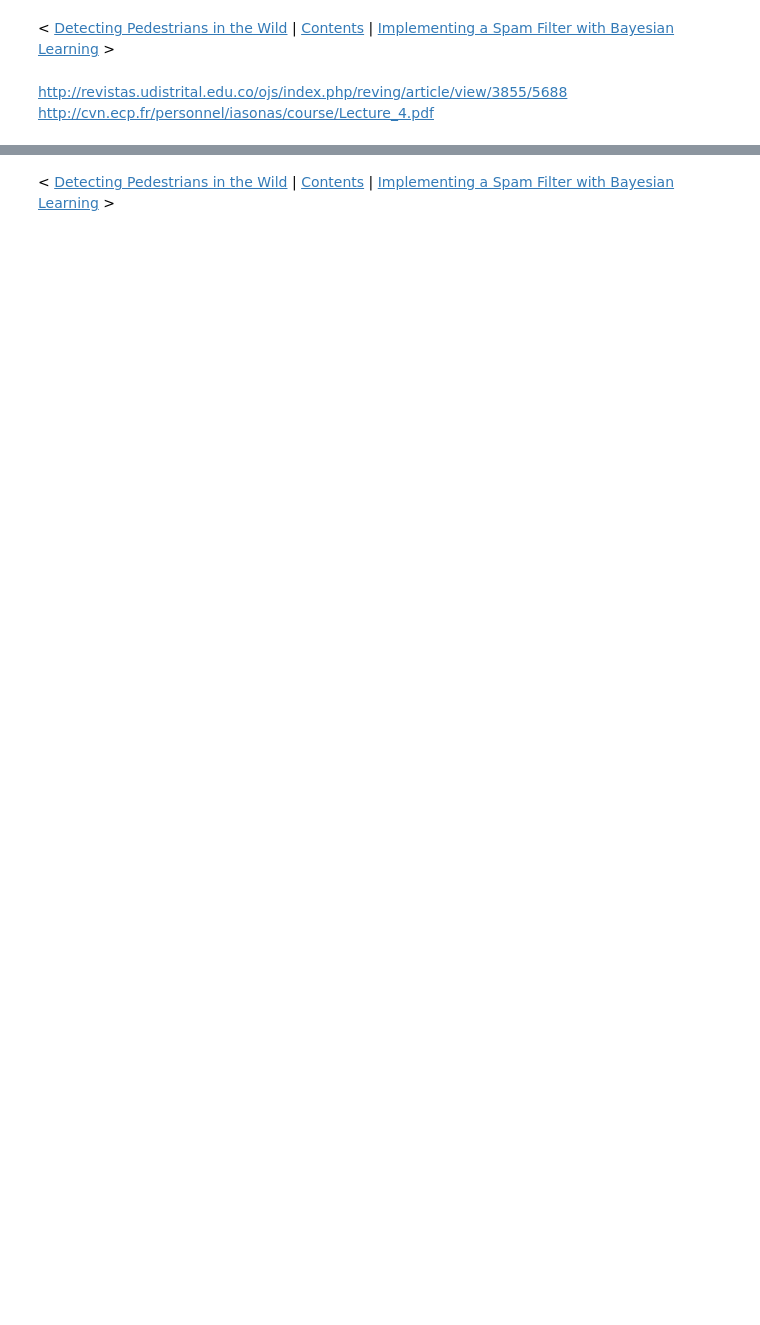
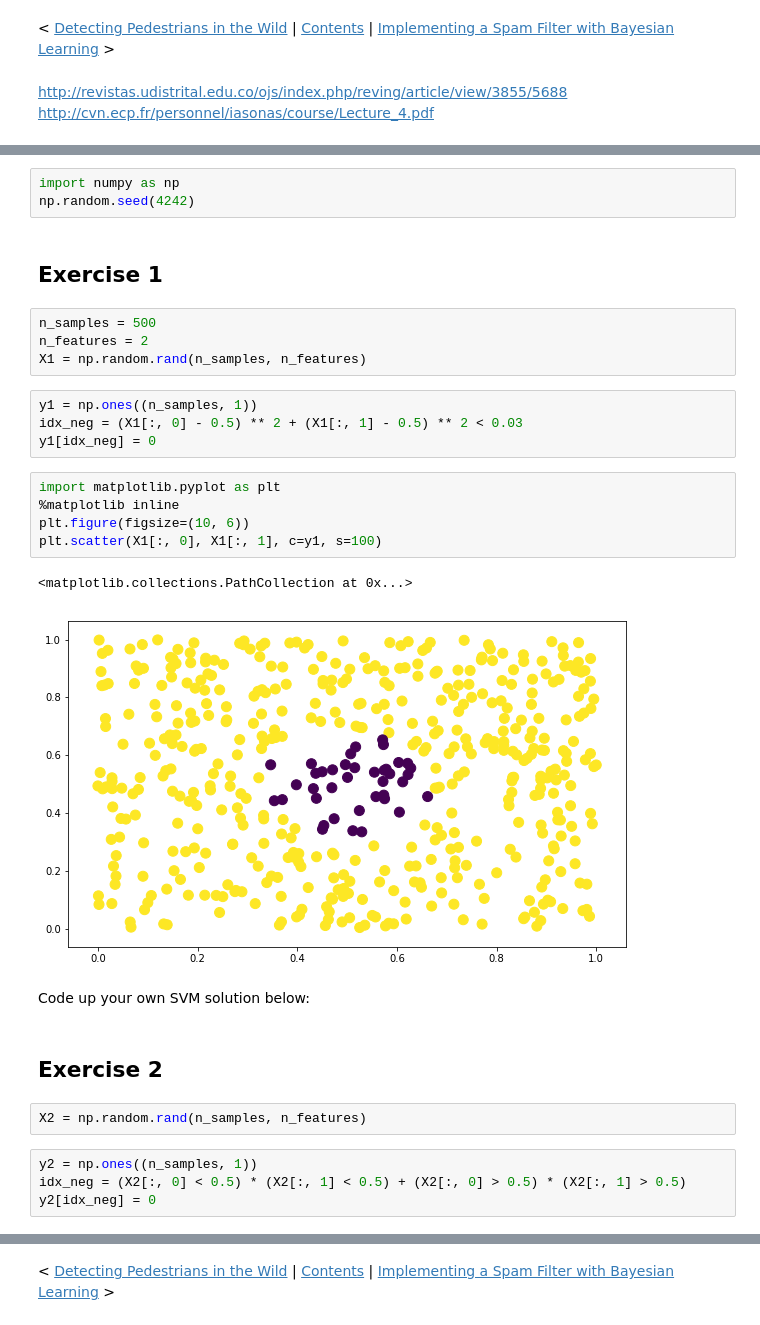
Before and after one commit to mbeyeler/opencv-machine-learning, a Jupyter notebook: notebooks/06.03-Additional-SVM-Exercises.ipynb, the cells around one changed output, grey strips where cells are left out. Drawn from its saved outputs; the diff is of its cells as text; blank space fills up the shorter version.

Commit message:
add additional SVM exercises, fix typos

```diff
--- a/notebooks/06.03-Additional-SVM-Exercises.ipynb
+++ b/notebooks/06.03-Additional-SVM-Exercises.ipynb
@@ -18,0 +25,31 @@ http://cvn.ecp.fr/personnel/iasonas/course/Lecture_4.pdf
+# %%
+import numpy as np
+np.random.seed(4242)
+# %% [markdown]
+## Exercise 1
+# %%
+n_samples = 500
+n_features = 2
+X1 = np.random.rand(n_samples, n_features)
+# %%
+y1 = np.ones((n_samples, 1))
+idx_neg = (X1[:, 0] - 0.5) ** 2 + (X1[:, 1] - 0.5) ** 2 < 0.03
+y1[idx_neg] = 0
+# %%
+import matplotlib.pyplot as plt
+%matplotlib inline
+plt.figure(figsize=(10, 6))
+plt.scatter(X1[:, 0], X1[:, 1], c=y1, s=100)
+# %% [output]
+<matplotlib.collections.PathCollection at 0x...>
+[figure, added]
+# %% [markdown]
+Code up your own SVM solution below:
+# %% [markdown]
+## Exercise 2
+# %%
+X2 = np.random.rand(n_samples, n_features)
+# %%
+y2 = np.ones((n_samples, 1))
+idx_neg = (X2[:, 0] < 0.5) * (X2[:, 1] < 0.5) + (X2[:, 0] > 0.5) * (X2[:, 1] > 0.5)
+y2[idx_neg] = 0
```
Also changed, not shown: parts of 14 cells of this notebook, 8 other files.
